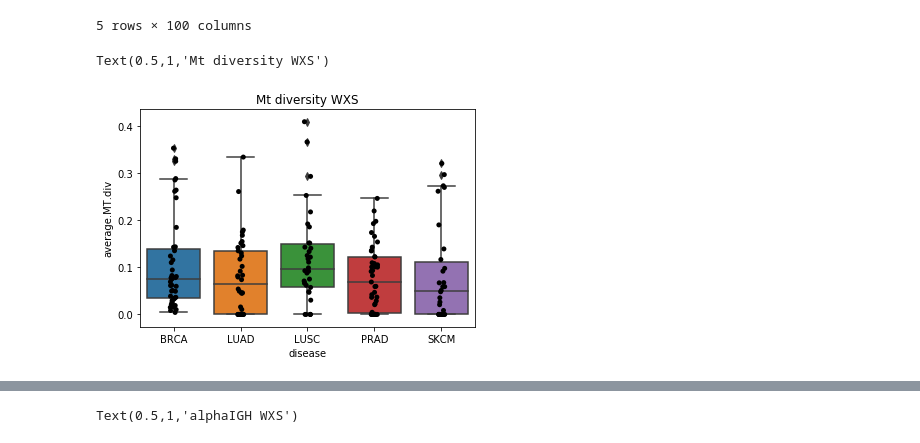
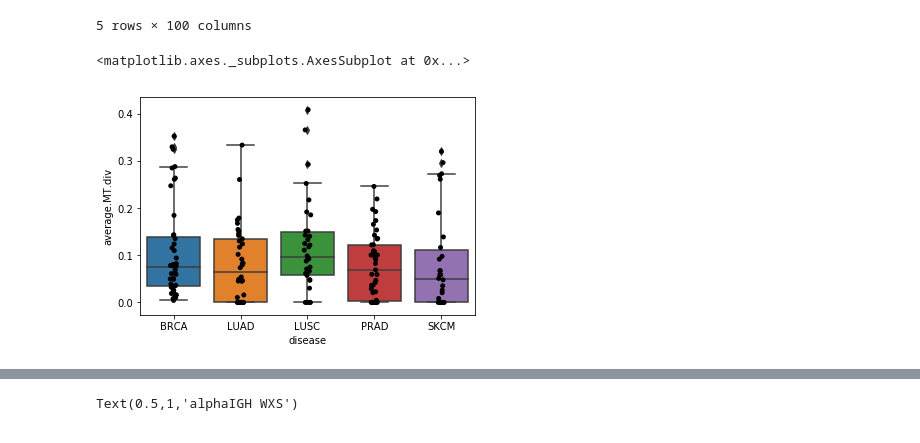
Before and after one commit to smangul1/seeing.beyond.target.results, a Jupyter notebook: raw.results/analysis.ipynb, the cells around one changed output, grey strips where cells are left out. Cells and saved outputs as stored; diff of their text form; code cells hidden in the pictures.

```diff
--- a/raw.results/analysis.ipynb
+++ b/raw.results/analysis.ipynb
@@ -290,12 +286,9 @@ data_div_WXS.head()
 | 4 | 0e66d92c70e71ca68bc7df03f140ac23 | 0.110097 | 0.793128 | 188 | TCGA-A2-A25D | TCGA-A2-A25D-01A-12D-A16D-09 | WGS | ... |
 5 rows × 100 columns
 # %%
-##ID,average.MT.div,max.MT.div
-
 import seaborn as sns  #be sure version >=0.9
-sns.boxplot(x="disease", y="average.MT.div", data=data)
-ax=sns.stripplot(x="disease", y="average.MT.div", data=data, palette=["black"], jitter=0.05)
-ax.set_title('Mt diversity WXS')
+sns.boxplot(x="disease", y="average.MT.div", data=data_div_WXS)
+sns.stripplot(x="disease", y="average.MT.div", data=data_div_WXS, palette=["black"], jitter=0.05)
 # %% [output]
-Text(0.5,1,'Mt diversity WXS')
+<matplotlib.axes._subplots.AxesSubplot at 0x...>
-[figure, old version]
+[figure, new version]
```
Also changed, not shown: parts of 38 cells of this notebook, 1 other file.
